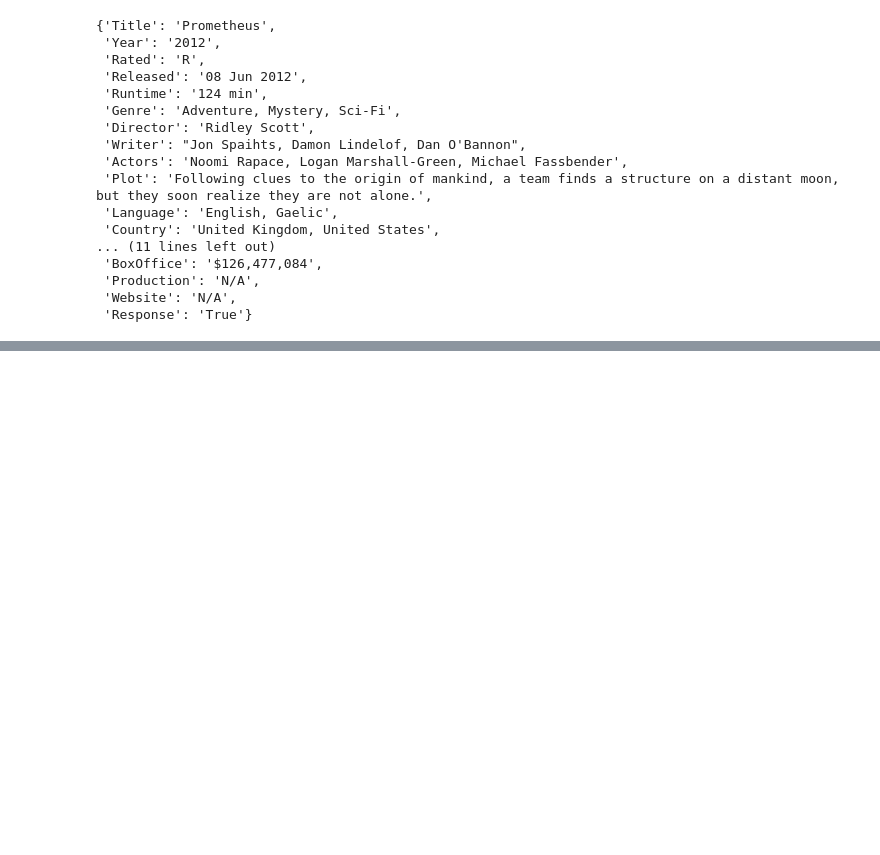
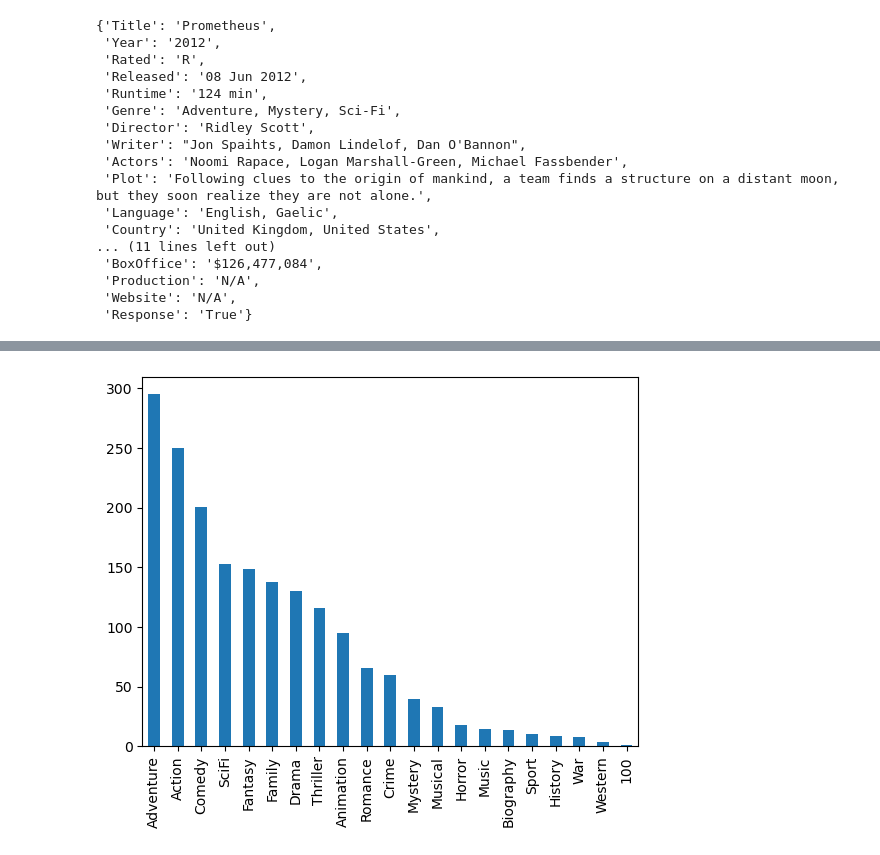
Before and after one commit to edwardAugust/project1-group2, a Jupyter notebook: main_updated.ipynb, the cells around one changed output, grey strips where cells are left out. Drawn from its saved outputs; the diff is of its cells as text; code cells hidden in the pictures; blank space fills up the shorter version.

```diff
--- a/main_updated.ipynb
+++ b/main_updated.ipynb
@@ -241,0 +164,5 @@ plt.savefig("Output/RatePercentageof500.png")
+# %%
+full_moviels_df['Genre'] = df['Genre']
+
+genres = full_moviels_df['Genre']
+genres
@@ -241,0 +182,20 @@ plt.savefig("Output/RatePercentageof500.png")
+# %%
+genre_ls = []
+hold_ls = []
+#ws_ls = []
+#filmindex = -1
+#hold_gross = data_df["World Sales"].values
+for genre in genres:
+    #actnum = 0
+    #filmindex = filmindex + 1
+    hold_ls = genre.split(", ")
+    for genre in hold_ls:
+        genre_ls.append(genre)
+        #actnum = actnum + 1
+        #for i in range (1, actnum):
+           # ws_ls.append(hold_gross[filmindex])
+#actor_df = pd.DataFrame()
+#actor_df['Actor Name'] = actor_ls
+#actor_df['World Sales for Film'] = ws_ls
+#actor_df.head(12)
+genre_ls
@@ -242,7 +220,24 @@ plt.savefig("Output/RatePercentageof500.png")
+# %%
+genre1 = pd.DataFrame(genre_ls)
+genre1.head()
+
+final_genre = genre1[0].str.replace('\W', '', regex=True)
 # %%
-# Pie chart of Genre Percentage in top grossing
+# bar chart of Genre Percentage in top grossing
+genre = final_genre.value_counts()
+genre.plot.bar()
+
+
+plt.savefig("Output/barchartgenre.png")
+#genre['font.size'] = 100
+#final_genre.pie(textprops={'fontsize': 14})
+#genre = plt.subplots(figsize=(15, 12))
+
+plt.show()
 
 #DV
+# %% [output]
+[figure, added]
 # %%
 # Scatter plot for audience reception vs. sales
 # Scatter plot for critic reception vs. sales
```
Also changed, not shown: parts of 9 cells of this notebook.
